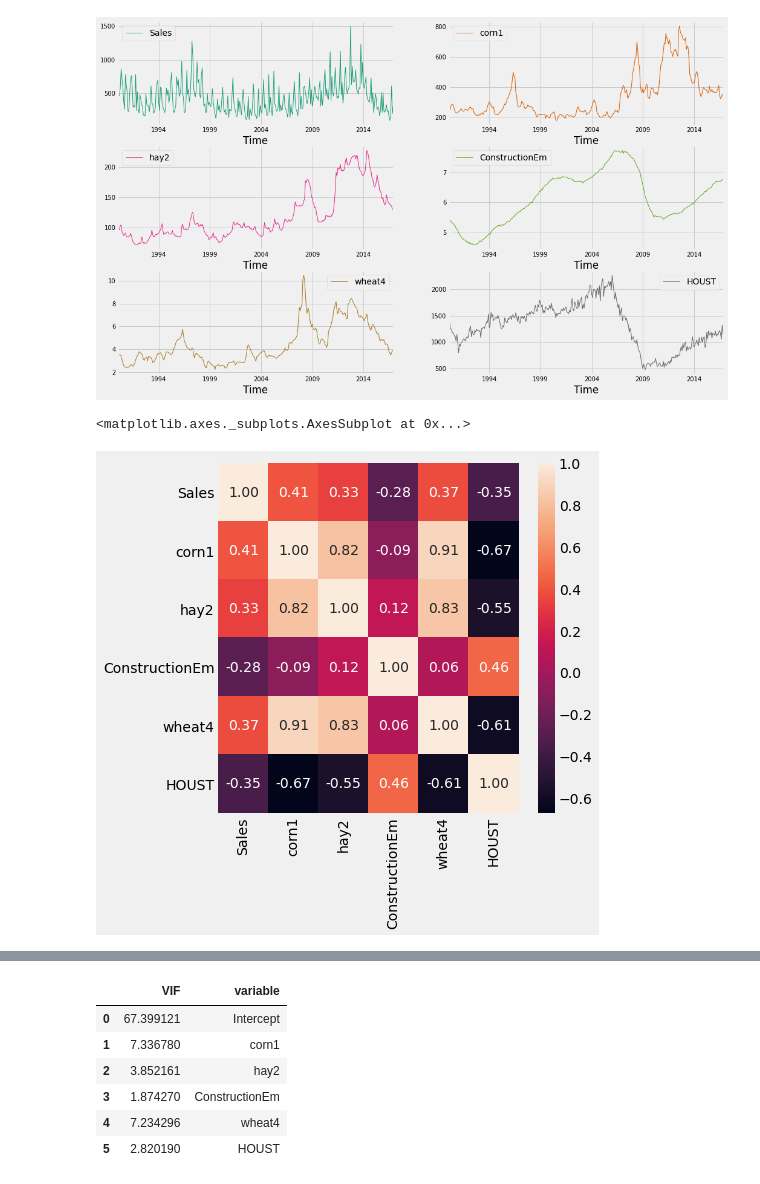
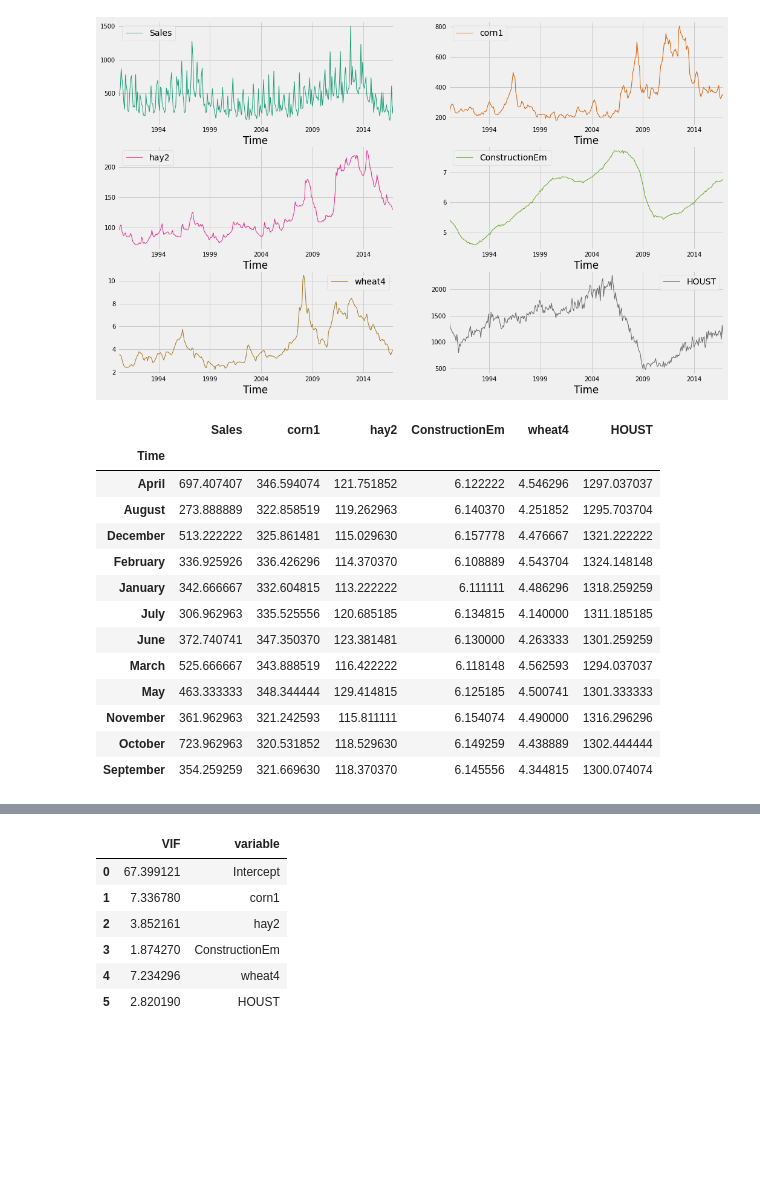
Before and after one commit to ankitaggarwal64/Time-Series-Sales-Forecasting-for-Agricultural-Equipments, a Jupyter notebook: Feature_selection.ipynb, the cells around one changed output, grey strips where cells are left out. Drawn from its saved outputs; the diff is of its cells as text; code cells hidden in the pictures; blank space fills up the shorter version.

```diff
--- a/Feature_selection.ipynb
+++ b/Feature_selection.ipynb
@@ -234,13 +234,24 @@ ax = data_boruta_select.plot(subplots= True,linewidth=1,layout =(3,2),sharex=Fal
 plt.show()
 # %% [output]
 [figure]
-# %%
-# Plotting correlation heat map
-import seaborn as sns
-fig, ax = plt.subplots(figsize=(6,6))
-sns.heatmap(data_boruta_select.corr(),annot=True,fmt =".2f")
-
-# corn1, hay2 and wheat4 are highly correlated. Further, we can explore VIF analysis to explore multicolinearity
-# %% [output]
-<matplotlib.axes._subplots.AxesSubplot at 0x...>
-[figure, removed]
+# %%
+# Creating dataframe with Average Monthly Values
+df = data_boruta_select.reset_index()
+df["Time"]= pd.to_datetime(df["Time"])
+monthly_avg = df.groupby(df['Time'].dt.strftime('%B'))[list(data_boruta_select.columns)].mean().sort_values(by="Time")
+display(monthly_avg)
+# %% [output]
+|  | Sales | corn1 | hay2 | ConstructionEm | wheat4 | HOUST |
+| Time |  |  |  |  |  |  |
+| April | 697.407407 | 346.594074 | 121.751852 | 6.122222 | 4.546296 | 1297.037037 |
+| August | 273.888889 | 322.858519 | 119.262963 | 6.140370 | 4.251852 | 1295.703704 |
+| December | 513.222222 | 325.861481 | 115.029630 | 6.157778 | 4.476667 | 1321.222222 |
+| February | 336.925926 | 336.426296 | 114.370370 | 6.108889 | 4.543704 | 1324.148148 |
+| January | 342.666667 | 332.604815 | 113.222222 | 6.111111 | 4.486296 | 1318.259259 |
+| July | 306.962963 | 335.525556 | 120.685185 | 6.134815 | 4.140000 | 1311.185185 |
+| June | 372.740741 | 347.350370 | 123.381481 | 6.130000 | 4.263333 | 1301.259259 |
+| March | 525.666667 | 343.888519 | 116.422222 | 6.118148 | 4.562593 | 1294.037037 |
+| May | 463.333333 | 348.344444 | 129.414815 | 6.125185 | 4.500741 | 1301.333333 |
+| November | 361.962963 | 321.242593 | 115.811111 | 6.154074 | 4.490000 | 1316.296296 |
+| October | 723.962963 | 320.531852 | 118.529630 | 6.149259 | 4.438889 | 1302.444444 |
+| September | 354.259259 | 321.669630 | 118.370370 | 6.145556 | 4.344815 | 1300.074074 |
```
Also changed, not shown: parts of 3 cells of this notebook.
